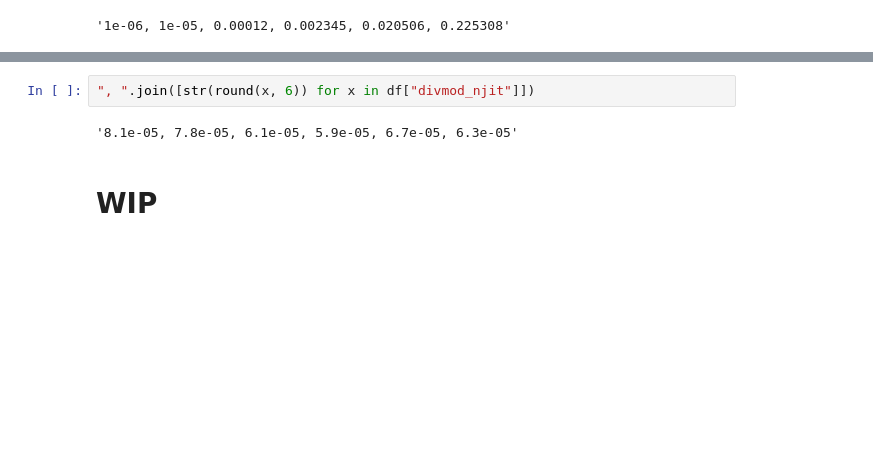
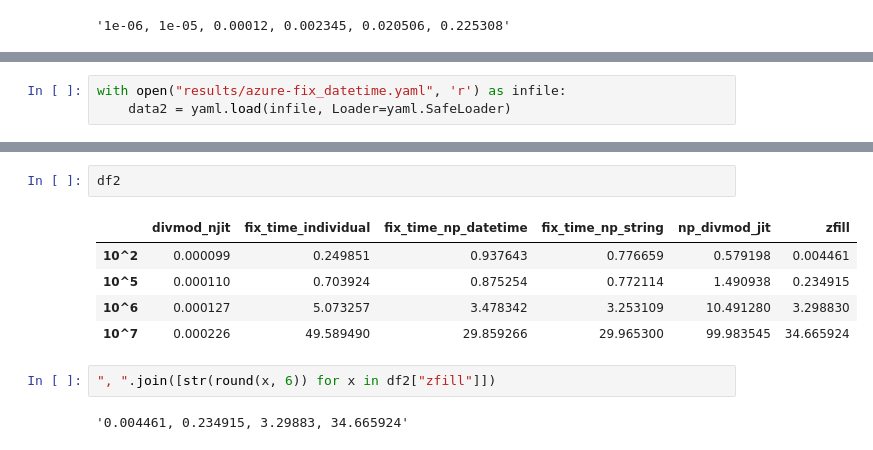
Before and after one commit to villoro/villoro_posts, a Jupyter notebook: numba/check_results.ipynb, the cells around one changed output, grey strips where cells are left out. Saved outputs shown, nothing was run; the diff lists cells and outputs as text; blank space fills up the shorter version.

```diff
--- a/numba/check_results.ipynb
+++ b/numba/check_results.ipynb
@@ -66,0 +56,3 @@ df
+# %%
+with open("results/azure-fix_datetime.yaml", 'r') as infile:
+    data2 = yaml.load(infile, Loader=yaml.SafeLoader)
@@ -67,6 +72,12 @@ df
+# %%
+df2
+# %% [output]
+|  | divmod_njit | fix_time_individual | fix_time_np_datetime | fix_time_np_string | np_divmod_jit | zfill |
+| 10^2 | 0.000099 | 0.249851 | 0.937643 | 0.776659 | 0.579198 | 0.004461 |
+| 10^5 | 0.000110 | 0.703924 | 0.875254 | 0.772114 | 1.490938 | 0.234915 |
+| 10^6 | 0.000127 | 5.073257 | 3.478342 | 3.253109 | 10.491280 | 3.298830 |
+| 10^7 | 0.000226 | 49.589490 | 29.859266 | 29.965300 | 99.983545 | 34.665924 |
 # %%
-", ".join([str(round(x, 6)) for x in df["divmod_njit"]])
+", ".join([str(round(x, 6)) for x in df2["zfill"]])
 # %% [output]
-'8.1e-05, 7.8e-05, 6.1e-05, 5.9e-05, 6.7e-05, 6.3e-05'
+'0.004461, 0.234915, 3.29883, 34.665924'
-# %% [markdown]
-# WIP
```
Also changed, not shown: parts of 6 cells of this notebook, 2 other files.
